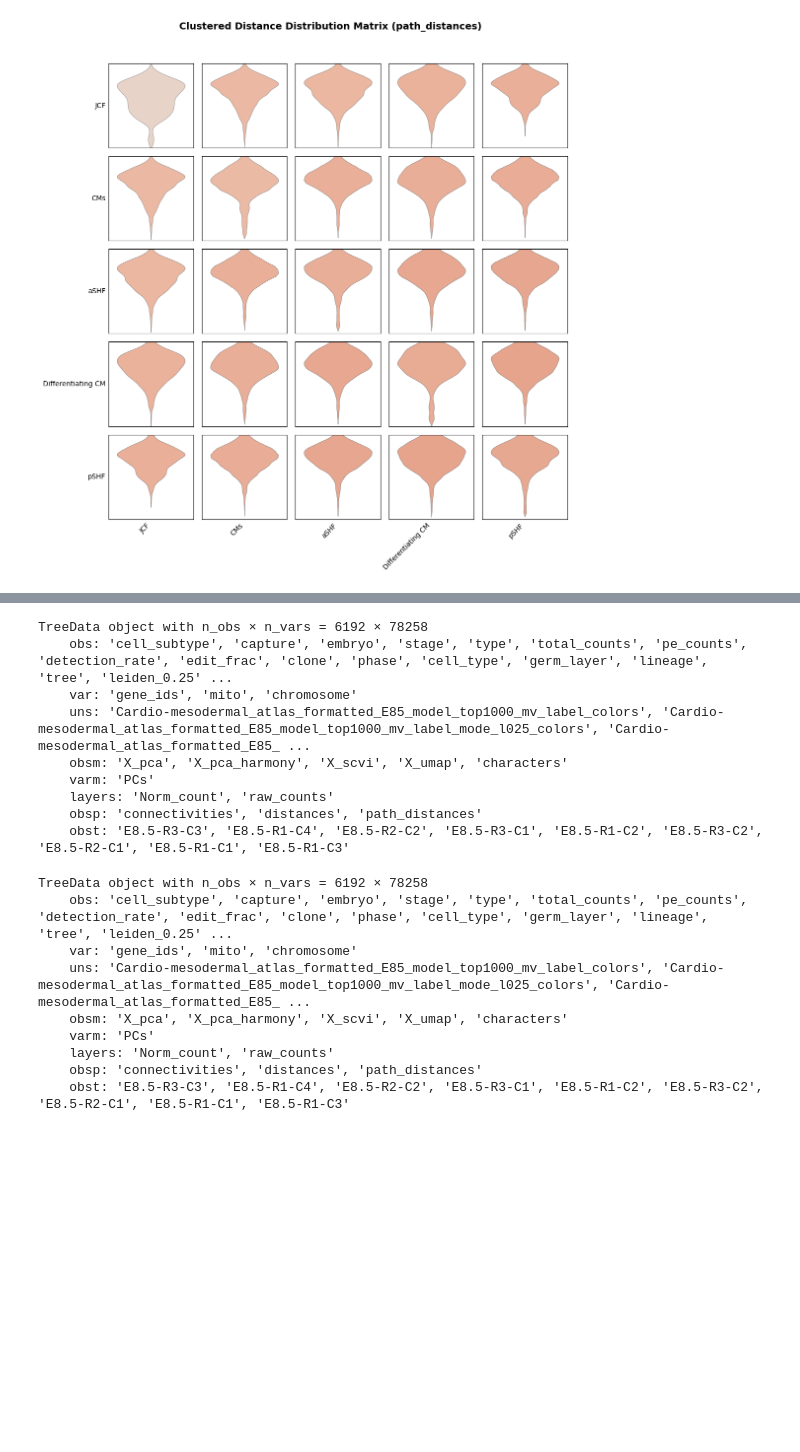
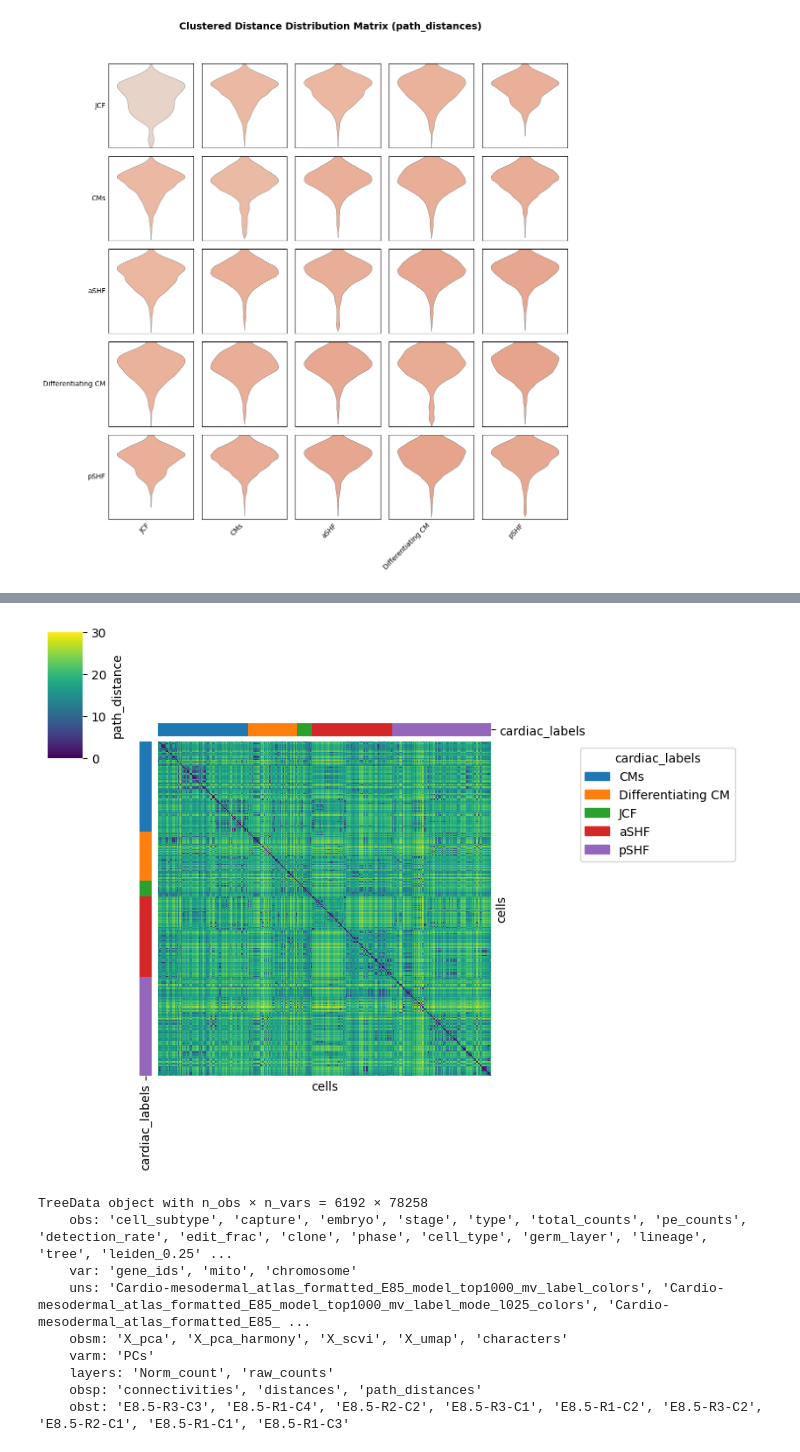
Before and after one commit to Oiya861028/Lineage_Tree_Construction, a Jupyter notebook: Cardiac_Analysis/Tree_Analysis_notebooks/leaf_distance.ipynb, the cells around one changed output, grey strips where cells are left out. Saved outputs shown, nothing was run; the diff lists cells and outputs as text; code cells hidden in the pictures; blank space fills up the shorter version.

```diff
--- a/Cardiac_Analysis/Tree_Analysis_notebooks/leaf_distance.ipynb
+++ b/Cardiac_Analysis/Tree_Analysis_notebooks/leaf_distance.ipynb
@@ -280,0 +283,4 @@ g.savefig("path_distance_heatmap.png", dpi=150, bbox_inches="tight")
+# %%
+# remove cells that are not cardiac labeled and graphing heatmap based only on that
+cardiac_tdata = clone_tdata[clone_tdata.obs[color].isin(cell_types)]
+cardiac_tdata
@@ -281,15 +297,8 @@ g.savefig("path_distance_heatmap.png", dpi=150, bbox_inches="tight")
 # %%
-clone_tdata
+h = plot_distance_heatmap_grouped(cardiac_tdata, groupby=color, distance_key='path_distances', palette=palette)
+h.savefig(output_path_plot+"path_distance_heatmap_cardiac_cell_only.png", dpi=150, bbox_inches="tight")
 # %% [output]
-TreeData object with n_obs × n_vars = 6192 × 78258
-    obs: 'cell_subtype', 'capture', 'embryo', 'stage', 'type', 'total_counts', 'pe_counts', 'detection_rate', 'edit_frac', 'clone', 'phase', 'cell_type', 'germ_layer', 'lineage', 'tree', 'leiden_0.25' ...
-    var: 'gene_ids', 'mito', 'chromosome'
-    uns: 'Cardio-mesodermal_atlas_formatted_E85_model_top1000_mv_label_colors', 'Cardio-mesodermal_atlas_formatted_E85_model_top1000_mv_label_mode_l025_colors', 'Cardio-mesodermal_atlas_formatted_E85_ ...
-    obsm: 'X_pca', 'X_pca_harmony', 'X_scvi', 'X_umap', 'characters'
-    varm: 'PCs'
-    layers: 'Norm_count', 'raw_counts'
-    obsp: 'connectivities', 'distances', 'path_distances'
-    obst: 'E8.5-R3-C3', 'E8.5-R1-C4', 'E8.5-R2-C2', 'E8.5-R3-C1', 'E8.5-R1-C2', 'E8.5-R3-C2', 'E8.5-R2-C1', 'E8.5-R1-C1', 'E8.5-R1-C3'
+[figure, added]
 # %%
 py.pp.add_depth(clone_tdata)
 # %%
```
Also changed, not shown: parts of 14 cells of this notebook, 1 other file.
